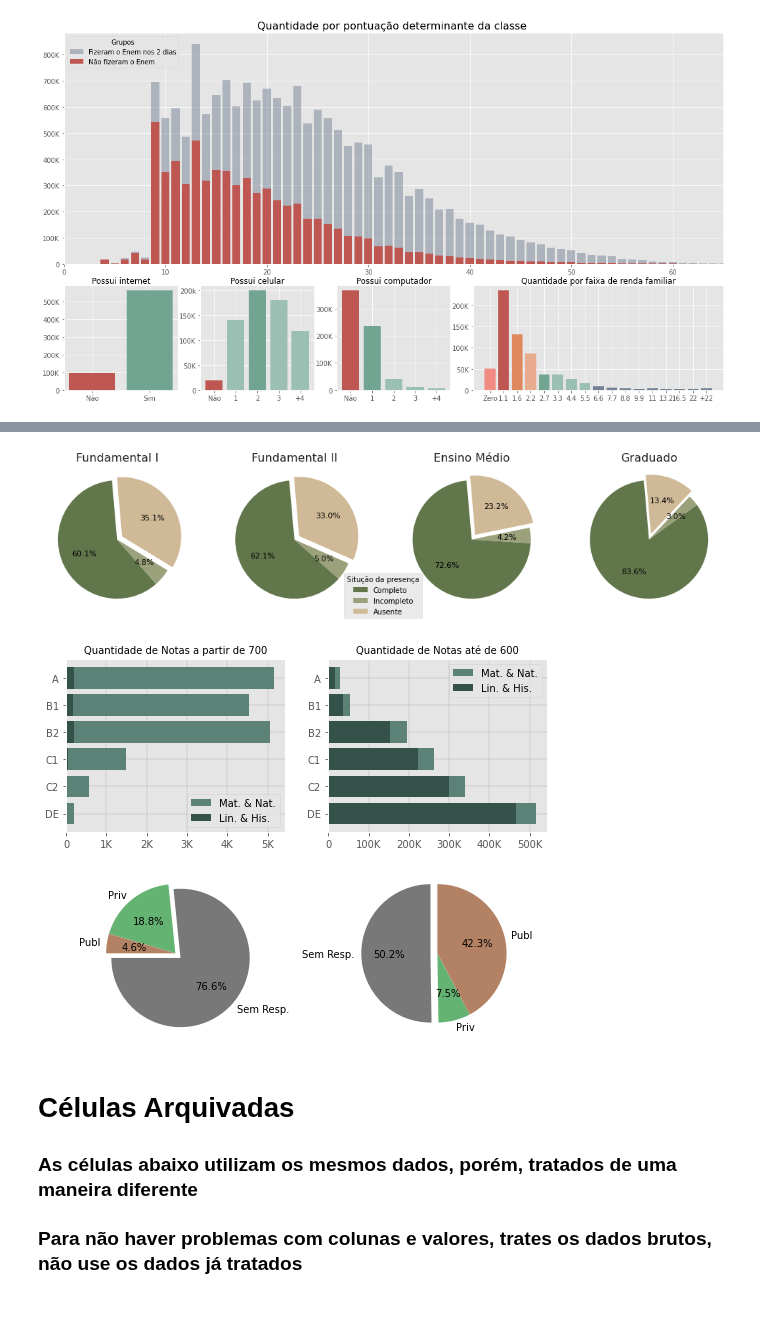
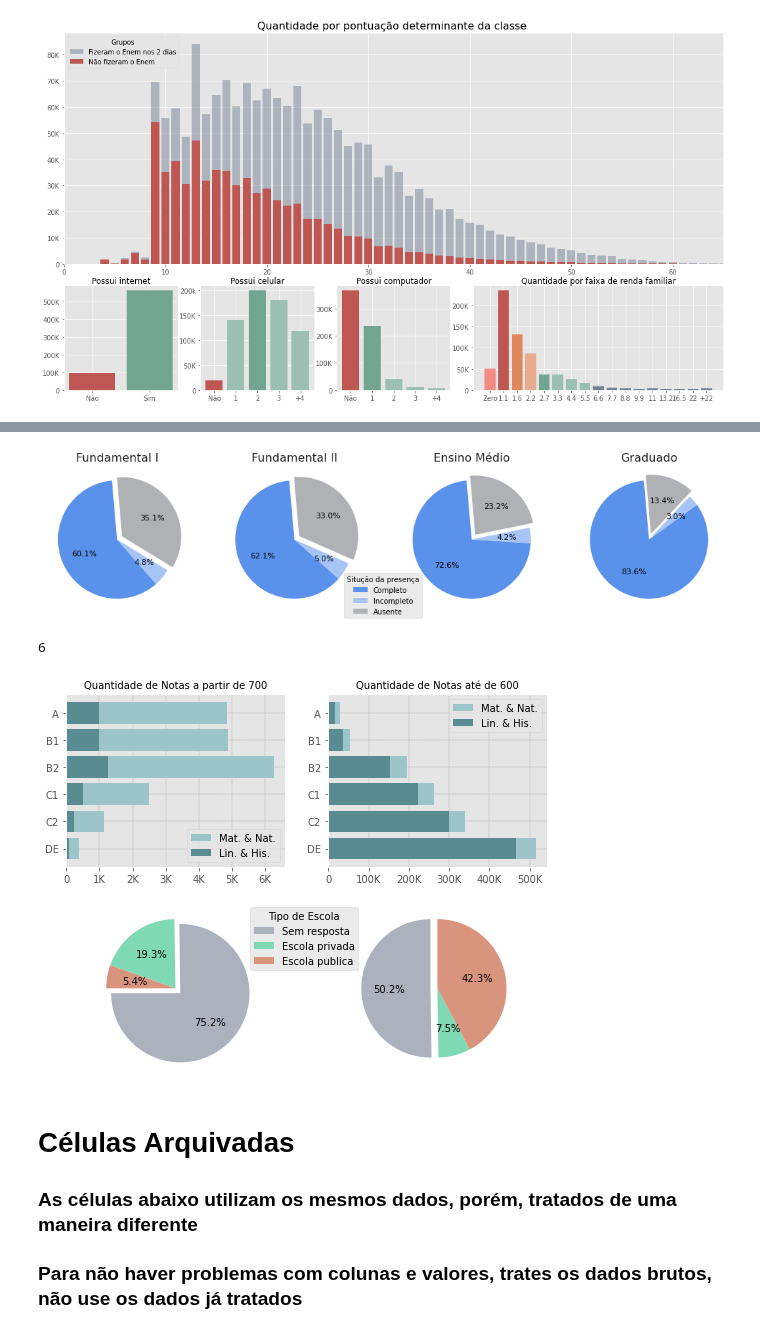
Before and after one commit to gabrielluizone/DS-Integrador-One, a Jupyter notebook: integrador-one.ipynb, the cells around one changed output, grey strips where cells are left out. Drawn from its saved outputs; the diff is of its cells as text; code cells hidden in the pictures.

```diff
--- a/integrador-one.ipynb
+++ b/integrador-one.ipynb
@@ -1123,6 +988,7 @@ df['FORMACAO_PAI_RPSV'].unique()
 # %%
 fig = plt.figure(figsize=(17,7))
 specs = gridspec.GridSpec( nrows=1, ncols=4, figure=fig)
+colors = ['#5991EB','#A6C4f5','#B0B1B4']
 
 ax1 = fig.add_subplot( specs[ 0 , 0 ] )
 ax2 = fig.add_subplot( specs[ 0 , 1 ] )
@@ -1137,40 +1003,44 @@ fund1_foi = resp2.loc[(resp2['PRESENCA_LINGUAGENS'] == 'Presente na prova') & (r
 
 ax1.pie( [fund1_foi.shape[0], resp2.shape[0] - (fund1_flt.shape[0] + fund1_foi.shape[0]), fund1_flt.shape[0] ], explode=[0, 0, 0.1], autopct='%.1f%%', colors=colors, textprops={'fontsize': 11}, startangle=95 )
 ax1.set_title('Fundamental I', fontdict={'fontsize': 16}, color='#202124');
 
 # Completou a 8ª série/9º ano do Ensino Fundamental, mas não completou o Ensino Médio
 resp3 = df.loc[ (df['FORMACAO_PAI_RPSV'] == 'Completou a 8ª série/9º ano do Ensino Fundamental, mas não completou o Ensino Médio') & (df['FORMACAO_MAE_RPSV'] == 'Completou a 8ª série/9º ano do Ensino Fundamental, mas não completou o Ensino Médio'), :]
 fund2_flt = resp3.loc[(resp3['PRESENCA_LINGUAGENS'] == 'Faltou à prova') & (resp3['PRESENCA_HUMANAS'] == 'Faltou à prova') & (resp3['PRESENCA_MATEMATICA'] == 'Faltou à prova') & (resp3['PRESENCA_NATUREZA'] == 'Faltou à prova'), :]
 fund2_foi = resp3.loc[(resp3['PRESENCA_LINGUAGENS'] == 'Presente na prova') & (resp3['PRESENCA_HUMANAS'] == 'Presente na prova') & (resp3['PRESENCA_MATEMATICA'] == 'Presente na prova') & (resp3['PRESENCA_NATUREZA'] == 'Presente na prova'), :]
 
 ax2.pie( [fund2_foi.shape[0], resp3.shape[0] - (fund2_flt.shape[0] + fund2_foi.shape[0]), fund2_flt.shape[0] ], explode=[0, 0, 0.1], autopct='%.1f%%', colors=colors, textprops={'fontsize': 11}, startangle=95 )
 ax2.set_title('Fundamental II', fontdict={'fontsize': 16}, color='#202124');
 ax2.legend(['Completo', 'Incompleto', 'Ausente'], bbox_to_anchor=(0.81,0.3),  title='Situção da presença')
 
 # Completou o Ensino Médio, mas não completou a Faculdade
 resp4 = df.loc[ (df['FORMACAO_PAI_RPSV'] == 'Completou o Ensino Médio, mas não completou a Faculdade') & (df['FORMACAO_MAE_RPSV'] == 'Completou o Ensino Médio, mas não completou a Faculdade'), :]
 medio_flt = resp4.loc[(resp4['PRESENCA_LINGUAGENS'] == 'Faltou à prova') & (resp4['PRESENCA_HUMANAS'] == 'Faltou à prova') & (resp4['PRESENCA_MATEMATICA'] == 'Faltou à prova') & (resp4['PRESENCA_NATUREZA'] == 'Faltou à prova'), :]
 medio_foi = resp4.loc[(resp4['PRESENCA_LINGUAGENS'] == 'Presente na prova') & (resp4['PRESENCA_HUMANAS'] == 'Presente na prova') & (resp4['PRESENCA_MATEMATICA'] == 'Presente na prova') & (resp4['PRESENCA_NATUREZA'] == 'Presente na prova'), :]
 
 ax3.pie( [medio_foi.shape[0], resp4.shape[0] - (medio_flt.shape[0] + medio_foi.shape[0]), medio_flt.shape[0] ], explode=[0, 0, 0.1], autopct='%.1f%%', colors=colors, textprops={'fontsize': 11}, startangle=95 )
 ax3.set_title('Ensino Médio', fontdict={'fontsize': 16}, color='#202124');
 
 # Completou o Ensino Médio, mas não completou a Faculdade
 resp5 = df.loc[ (df['FORMACAO_PAI_RPSV'] == 'Completou a Faculdade, mas não completou a Pós-graduação') & (df['FORMACAO_MAE_RPSV'] == 'Completou a Faculdade, mas não completou a Pós-graduação'), :]
 grad_flt = resp5.loc[(resp5['PRESENCA_LINGUAGENS'] == 'Faltou à prova') & (resp5['PRESENCA_HUMANAS'] == 'Faltou à prova') & (resp5['PRESENCA_MATEMATICA'] == 'Faltou à prova') & (resp5['PRESENCA_NATUREZA'] == 'Faltou à prova'), :]
 grad_foi = resp5.loc[(resp5['PRESENCA_LINGUAGENS'] == 'Presente na prova') & (resp5['PRESENCA_HUMANAS'] == 'Presente na prova') & (resp5['PRESENCA_MATEMATICA'] == 'Presente na prova') & (resp5['PRESENCA_NATUREZA'] == 'Presente na prova'), :]
 
 ax4.pie( [grad_foi.shape[0], resp5.shape[0] - (grad_flt.shape[0] + grad_foi.shape[0]), grad_flt.shape[0] ], explode=[0, 0, 0.1], autopct='%.1f%%', colors=colors, textprops={'fontsize': 11}, startangle=95 )
 ax4.set_title('Graduado', fontdict={'fontsize': 16}, color='#202124');
 fig.savefig('integrador04.png', format='png', dpi=125)
 # %% [output]
-[figure, old version]
+[figure, new version]
+# %%
+15 % 9
+# %% [output]
+6
 # %%
 fig = plt.figure(figsize=(18,7))
 specs = gridspec.GridSpec( nrows=2, ncols=4, figure=fig)
 
 nota_abaixo = 600
-nota_apartir = 750
+nota_apartir = 700
 
 ax2 = fig.add_subplot( specs[ 0 , 2 ] )
 ax3 = fig.add_subplot( specs[ 0 , 3 ] )
@@ -1183,33 +1053,34 @@ q2 = ds.loc[ (df['NOTA_MATEMATICA'] >= nota_apartir ) & (df['NOTA_NATUREZA'] >=
 q2 = q2.groupby('CLASSE').count().reset_index().sort_values('CLASSE', ascending=False)
 q2_1 = ds.loc[ (df['NOTA_LINGUAGENS'] >= nota_apartir ) & (df['NOTA_HUMANAS'] >= nota_apartir), ['CLASSE', 'TIPO_ESC', 'NOTA_REDAC', 'NOTA_LINGUAGENS', 'NOTA_HUMANAS', 'NOTA_MATEMATICA', 'NOTA_NATUREZA', 'FORMACAO_PAI_RPSV', 'FORMACAO_MAE_RPSV', 'RENDA_FAMIL' ] ]
 q2_1 = q2_1.groupby('CLASSE').count().reset_index().sort_values('CLASSE', ascending=False)
-ax2.barh( q2['CLASSE'] , q2['TIPO_ESC'], color='#5c8278')
-ax2.barh( q2_1['CLASSE'] , q2_1['TIPO_ESC'], color='#35524a')
+ax2.barh( q2['CLASSE'] , q2['TIPO_ESC'], color='#9BC5C9')
+ax2.barh( q2_1['CLASSE'] , q2_1['TIPO_ESC'], color='#598C91')
 ax2.grid(color = 'grey', linestyle = '--', linewidth = 0.3)
 ax2.set_xticklabels(['0', '1K', '2K', '3K', '4K', '5K', '6K']);
-ax2.set_title('Quantidade de Notas a partir de 700', fontdict={'fontsize': 10});
+ax2.set_title(f'Quantidade de Notas a partir de {nota_apartir}', fontdict={'fontsize': 10});
 ax2.legend(['Mat. & Nat.', 'Lin. & His.'], loc='lower right')
 
 q3 = ds.loc[ (df['NOTA_MATEMATICA'] <= nota_abaixo ) & (df['NOTA_NATUREZA'] <= nota_abaixo), ['CLASSE', 'TIPO_ESC', 'NOTA_REDAC', 'NOTA_LINGUAGENS', 'NOTA_HUMANAS', 'NOTA_MATEMATICA', 'NOTA_NATUREZA', 'FORMACAO_PAI_RPSV', 'FORMACAO_MAE_RPSV', 'RENDA_FAMIL' ] ]
 q3 = q3.groupby('CLASSE').count().reset_index().sort_values('CLASSE', ascending=False)
 q3_1 = ds.loc[ (df['NOTA_LINGUAGENS'] <= nota_abaixo ) & (df['NOTA_HUMANAS'] <= nota_abaixo), ['CLASSE', 'TIPO_ESC', 'NOTA_REDAC', 'NOTA_LINGUAGENS', 'NOTA_HUMANAS', 'NOTA_MATEMATICA', 'NOTA_NATUREZA', 'FORMACAO_PAI_RPSV', 'FORMACAO_MAE_RPSV', 'RENDA_FAMIL' ] ]
 q3_1 = q3_1.groupby('CLASSE').count().reset_index().sort_values('CLASSE', ascending=False)
-ax3.barh( q3_1['CLASSE'] , q3_1['TIPO_ESC'], color='#5c8278')
-ax3.barh( q3['CLASSE'] , q3['TIPO_ESC'], color='#35524a')
+ax3.barh( q3_1['CLASSE'] , q3_1['TIPO_ESC'], color='#9BC5C9')
+ax3.barh( q3['CLASSE'] , q3['TIPO_ESC'], color='#598C91')
 ax3.grid(color = 'grey', linestyle = '--', linewidth = 0.3)
 ax3.set_xticklabels(['0', '100K', '200K', '300K', '400K', '500K']);
-ax3.set_title('Quantidade de Notas até de 600', fontdict={'fontsize': 10});
+ax3.set_title(f'Quantidade de Notas até de {nota_abaixo}', fontdict={'fontsize': 10});
 ax3.legend(['Mat. & Nat.', 'Lin. & His.'], loc='upper right');
 
 q4 = ds.loc[ (df['NOTA_MATEMATICA'] >= nota_apartir ) & (df['NOTA_NATUREZA'] >= nota_apartir), ['CLASSE', 'TIPO_ESC', 'NOTA_REDAC', 'NOTA_LINGUAGENS', 'NOTA_HUMANAS', 'NOTA_MATEMATICA', 'NOTA_NATUREZA', 'FORMACAO_PAI_RPSV', 'FORMACAO_MAE_RPSV', 'RENDA_FAMIL' ] ]
 q4 = q4.groupby('TIPO_ESC').count()
-ax4.pie(q4['CLASSE'], colors=['#787878', '#64b372', '#b38264'], labels=['Sem Resp.', 'Priv', 'Publ'], startangle=180, explode=[0.1, 0, 0], autopct='%.1f%%');
+ax4.pie(q4['CLASSE'], colors=['#ACB2BD', '#7ed9b4', '#D9947E'], startangle=180, explode=[0.1, 0, 0], autopct='%.1f%%');
+ax4.legend(['Sem resposta', 'Escola privada', 'Escola publica'], bbox_to_anchor=(0.9,1),  title='Tipo de Escola')
 
 q5 = ds.loc[ (df['NOTA_LINGUAGENS'] <= nota_abaixo ) & (df['NOTA_HUMANAS'] <= nota_abaixo), ['CLASSE', 'TIPO_ESC', 'NOTA_REDAC', 'NOTA_LINGUAGENS', 'NOTA_HUMANAS', 'NOTA_MATEMATICA', 'NOTA_NATUREZA', 'FORMACAO_PAI_RPSV', 'FORMACAO_MAE_RPSV', 'RENDA_FAMIL' ] ]
 q5 = q5.groupby('TIPO_ESC').count()
-ax5.pie(q5['CLASSE'], colors=['#787878', '#64b372', '#b38264'], labels=['Sem Resp.', 'Priv', 'Publ'], startangle=90, explode=[0.1, 0, 0], autopct='%.1f%%');
+ax5.pie(q5['CLASSE'], colors=['#ACB2BD', '#7ed9b4', '#D9947E'], startangle=90, explode=[0.1, 0, 0], autopct='%.1f%%');
 fig.savefig('foo.png')
 
 fig.savefig('integrador05.png', format='png', dpi=125)
 # %% [output]
-[figure, old version]
+[figure, new version]
```
Also changed, not shown: parts of 19 cells of this notebook.
